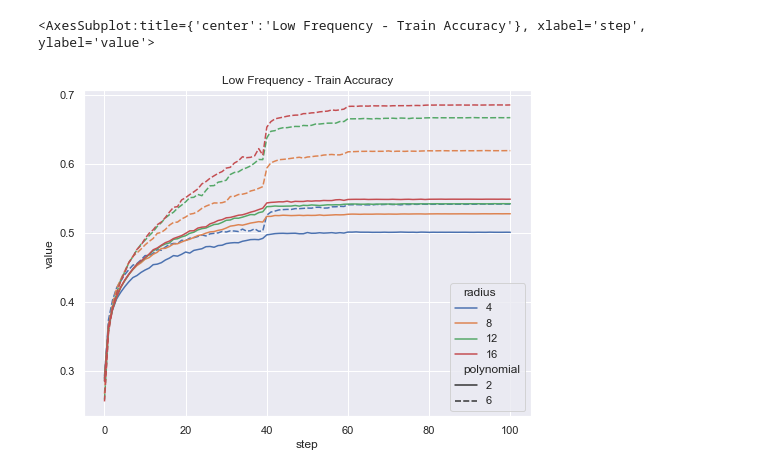
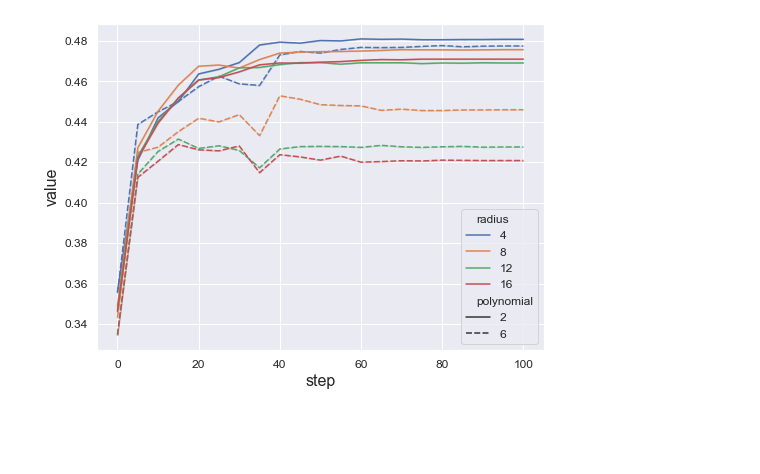
Before and after one commit to alec-flowers/dynamic_poly_nn, a Jupyter notebook: plotting.ipynb, the cells around one changed output. Cells and saved outputs as stored; diff of their text form; code cells hidden in the pictures; blank space fills up the shorter version.

Commit message:
[plotting][feat] added code to plotting so all plots from report can be recreated

```diff
--- a/plotting.ipynb
+++ b/plotting.ipynb
@@ -42,8 +377,8 @@ def add_plotting(df):
     df['polynomial'] = df['run'].apply(lambda x: poly_label(x))
     df['radius'] = df['run'].apply(lambda x: radius_label(x))
 # %%
-df_low = df.loc[df['run'].str.contains('low')]
-df_high = df.loc[df['run'].str.contains('high')]
+df_low = df.loc[df['run'].str.contains('low') & ~df['run'].str.contains('baseline')]
+df_high = df.loc[df['run'].str.contains('high') & ~df['run'].str.contains('baseline')]
 # %%
 df_low_acc_train = df_low.loc[df_low['name'].str.contains('Accuracy/Train')].copy()
 df_low_acc_test = df_low.loc[df_low['name'].str.contains('Accuracy/Test')].copy()
@@ -58,3 +393,24 @@ add_plotting(df_low_loss_test)
 sns.set_theme()
 sns.color_palette('husl')
 palette ={4: "C0", 8: "C1", 12: "C2", 16: "C3"}
+# %%
+import matplotlib.pyplot as plt
+
+SMALL_SIZE = 8
+MEDIUM_SIZE = 10
+BIGGER_SIZE = 12
+
+plt.rc('font', size=BIGGER_SIZE)          # controls default text sizes
+plt.rc('axes', titlesize=BIGGER_SIZE)     # fontsize of the axes title
+plt.rc('axes', labelsize=16)    # fontsize of the x and y labels
+plt.rc('xtick', labelsize=BIGGER_SIZE)    # fontsize of the tick labels
+plt.rc('ytick', labelsize=BIGGER_SIZE)    # fontsize of the tick labels
+plt.rc('legend', fontsize=BIGGER_SIZE)    # legend fontsize
+plt.rc('figure', titlesize=MEDIUM_SIZE)
+
+
+plt.figure(figsize=(8, 6))
+#plt.title('Low Frequency - Train Accuracy', fontsize=16)
+sns.lineplot(x='step', y='value', hue='radius', style='polynomial', data = df_low_acc_train, palette=palette)
+plt.show()
+# plt.savefig("low_freq_train_acc.png")
@@ -61,7 +419,8 @@ palette ={4: "C0", 8: "C1", 12: "C2", 16: "C3"}
 # %%
 plt.figure(figsize=(8, 6))
-plt.title('Low Frequency - Train Accuracy')
-sns.lineplot(x='step', y='value', hue='radius', style='polynomial', data = df_low_acc_train, palette=palette)
+# plt.title('Low Frequency - Valid Accuracy', fontsize=16)
+sns.lineplot(x='step', y='value', hue='radius', style='polynomial', data = df_low_acc_test, palette=palette)
+# plt.savefig("low_freq_valid_acc.png")
+plt.show()
 # %% [output]
-<AxesSubplot:title={'center':'Low Frequency - Train Accuracy'}, xlabel='step', ylabel='value'>
-[figure, old version]
+[figure, new version]
```
Also changed, not shown: parts of 41 cells of this notebook.
